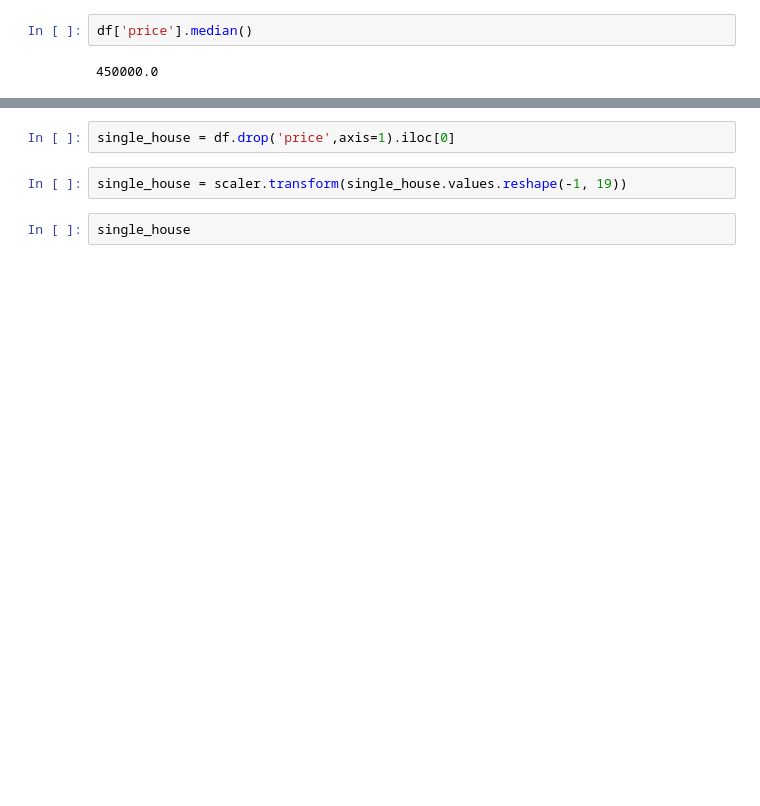
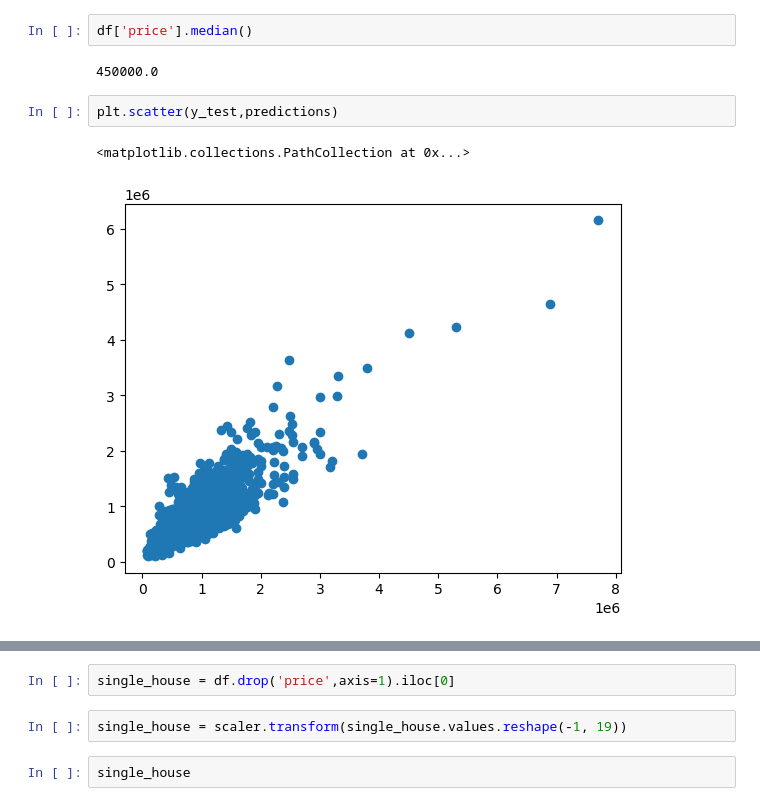
Before and after one commit to sc-grads/sc_NathaliaSungkoora_2025, a Jupyter notebook: Python Programming/PythonForDataScienceAndMachineLearning/ANN/KerasRegression.ipynb, the cells around one changed output, grey strips where cells are left out. Cells and saved outputs as stored; diff of their text form; blank space fills up the shorter version.

```diff
--- a/Python Programming/PythonForDataScienceAndMachineLearning/ANN/KerasRegression.ipynb
+++ b/Python Programming/PythonForDataScienceAndMachineLearning/ANN/KerasRegression.ipynb
@@ -549,4 +601,9 @@ df['price'].mean()
 df['price'].median()
 # %% [output]
 450000.0
+# %%
+plt.scatter(y_test,predictions)
+# %% [output]
+<matplotlib.collections.PathCollection at 0x...>
+[figure, added]
 # %%
```
Also changed, not shown: parts of 35 cells of this notebook, 1 other file.
